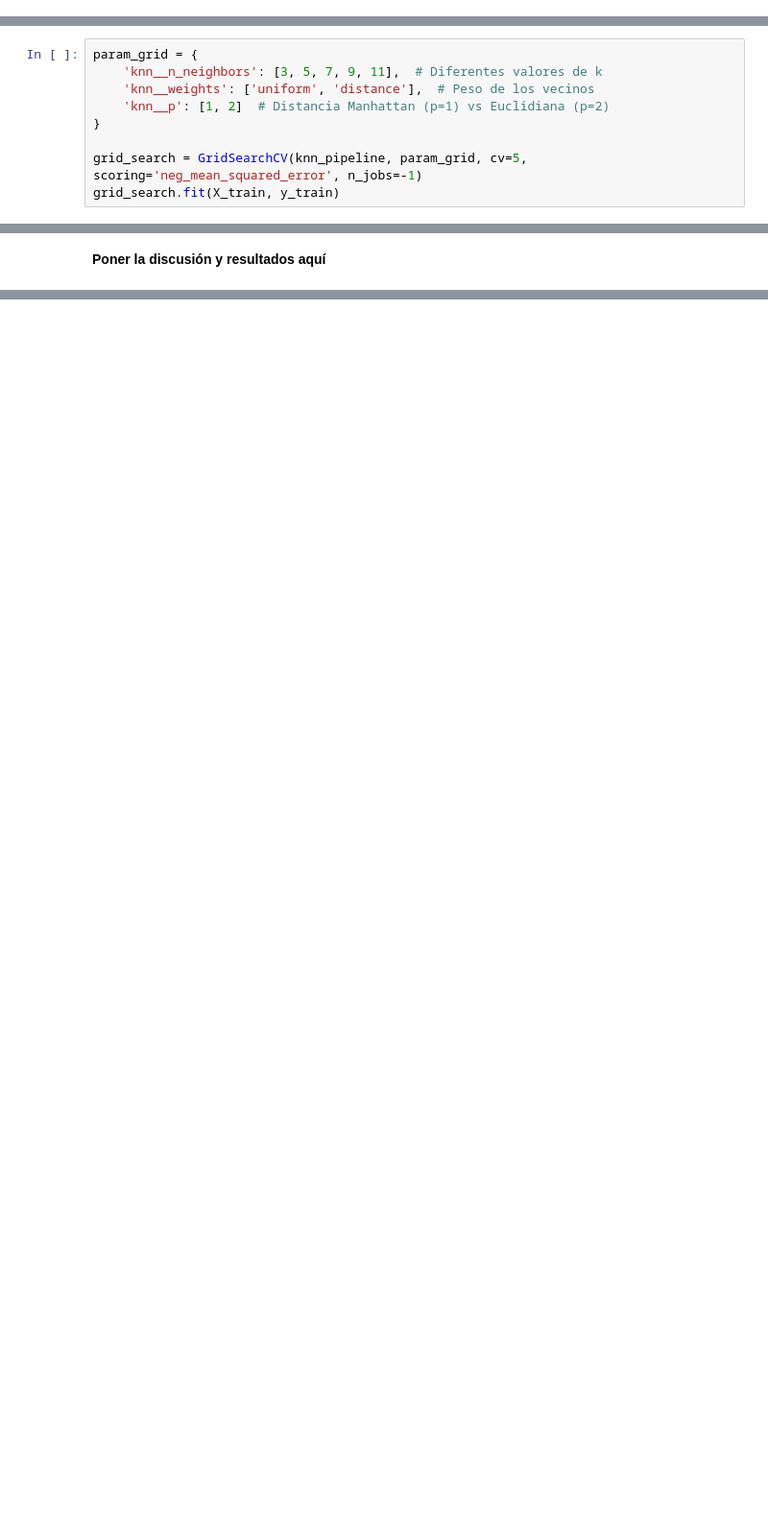
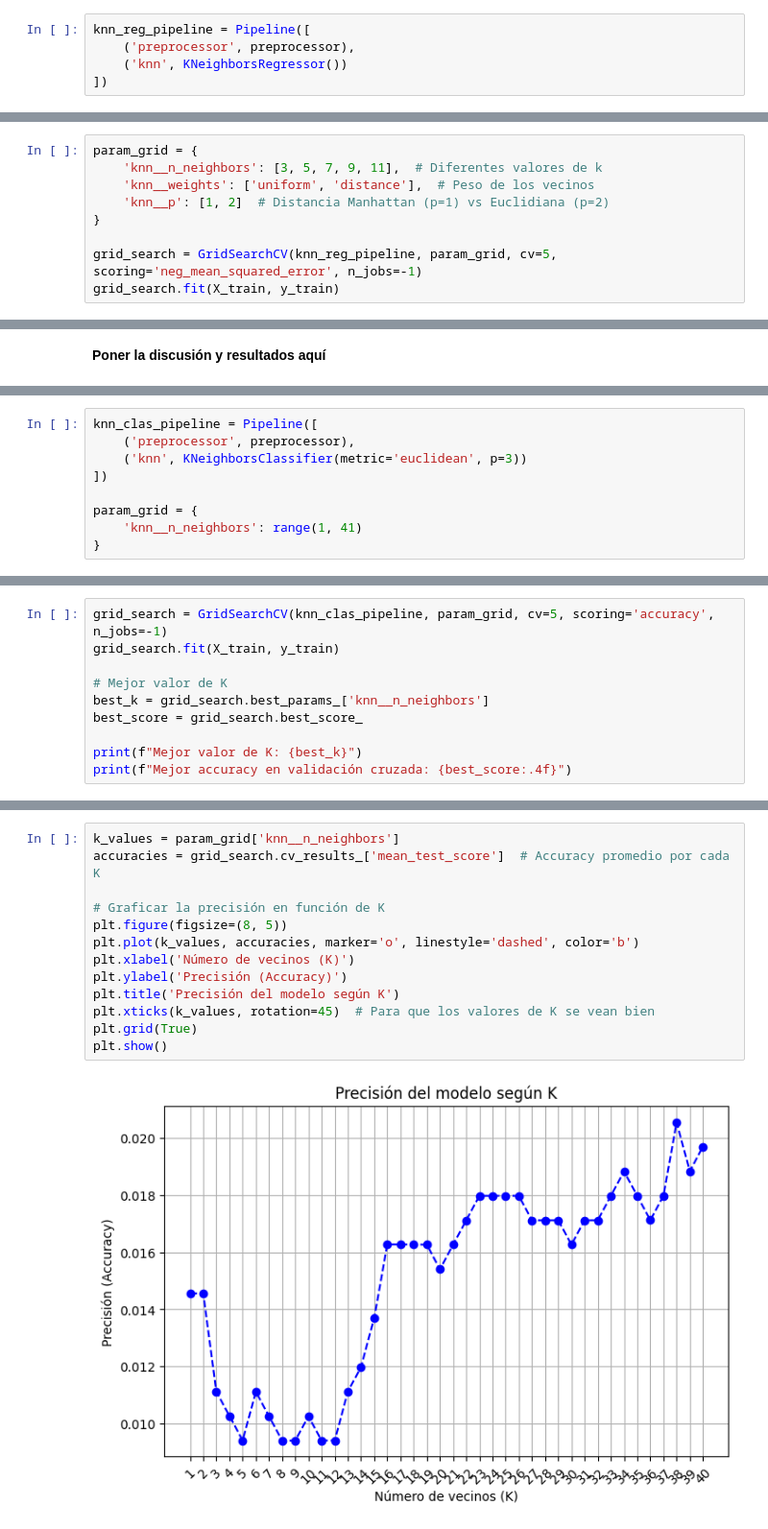
Before and after one commit to DiegoGarV/HT6-DM, a Jupyter notebook: knn.ipynb, the cells around one changed output, grey strips where cells are left out. Shown at 96% size. Saved outputs shown, nothing was run; the diff lists cells and outputs as text; blank space fills up the shorter version.

Commit message:
modelo de clasificación

```diff
--- a/knn.ipynb
+++ b/knn.ipynb
@@ -85,3 +77,8 @@ knn_pipeline = Pipeline([
+# %%
+knn_reg_pipeline = Pipeline([
+    ('preprocessor', preprocessor),
+    ('knn', KNeighborsRegressor())
+])
 # %% [markdown]
 Definimos los hiperparámetros para optimizar la búsqueda y hacemos un cross validation para encontrar los mejores hiperparámetros
 # %%
@@ -91,7 +88,7 @@ param_grid = {
     'knn__p': [1, 2]  # Distancia Manhattan (p=1) vs Euclidiana (p=2)
 }
 
-grid_search = GridSearchCV(knn_pipeline, param_grid, cv=5, scoring='neg_mean_squared_error', n_jobs=-1)
+grid_search = GridSearchCV(knn_reg_pipeline, param_grid, cv=5, scoring='neg_mean_squared_error', n_jobs=-1)
 grid_search.fit(X_train, y_train)
 # %% [output]
 GridSearchCV(cv=5,
@@ -165,0 +191,9 @@ plt.show()
+# %%
+knn_clas_pipeline = Pipeline([
+    ('preprocessor', preprocessor),
+    ('knn', KNeighborsClassifier(metric='euclidean', p=3))
+])
+
+param_grid = {
+    'knn__n_neighbors': range(1, 41)
+}
@@ -165,0 +202,10 @@ plt.show()
+# %%
+grid_search = GridSearchCV(knn_clas_pipeline, param_grid, cv=5, scoring='accuracy', n_jobs=-1)
+grid_search.fit(X_train, y_train)
+
+# Mejor valor de K
+best_k = grid_search.best_params_['knn__n_neighbors']
+best_score = grid_search.best_score_
+
+print(f"Mejor valor de K: {best_k}")
+print(f"Mejor accuracy en validación cruzada: {best_score:.4f}")
@@ -165,0 +215,15 @@ plt.show()
+# %%
+k_values = param_grid['knn__n_neighbors']
+accuracies = grid_search.cv_results_['mean_test_score']  # Accuracy promedio por cada K
+
+# Graficar la precisión en función de K
+plt.figure(figsize=(8, 5))
+plt.plot(k_values, accuracies, marker='o', linestyle='dashed', color='b')
+plt.xlabel('Número de vecinos (K)')
+plt.ylabel('Precisión (Accuracy)')
+plt.title('Precisión del modelo según K')
+plt.xticks(k_values, rotation=45)  # Para que los valores de K se vean bien
+plt.grid(True)
+plt.show()
+# %% [output]
+[figure, added]
```
Also changed, not shown: parts of 8 cells of this notebook.
